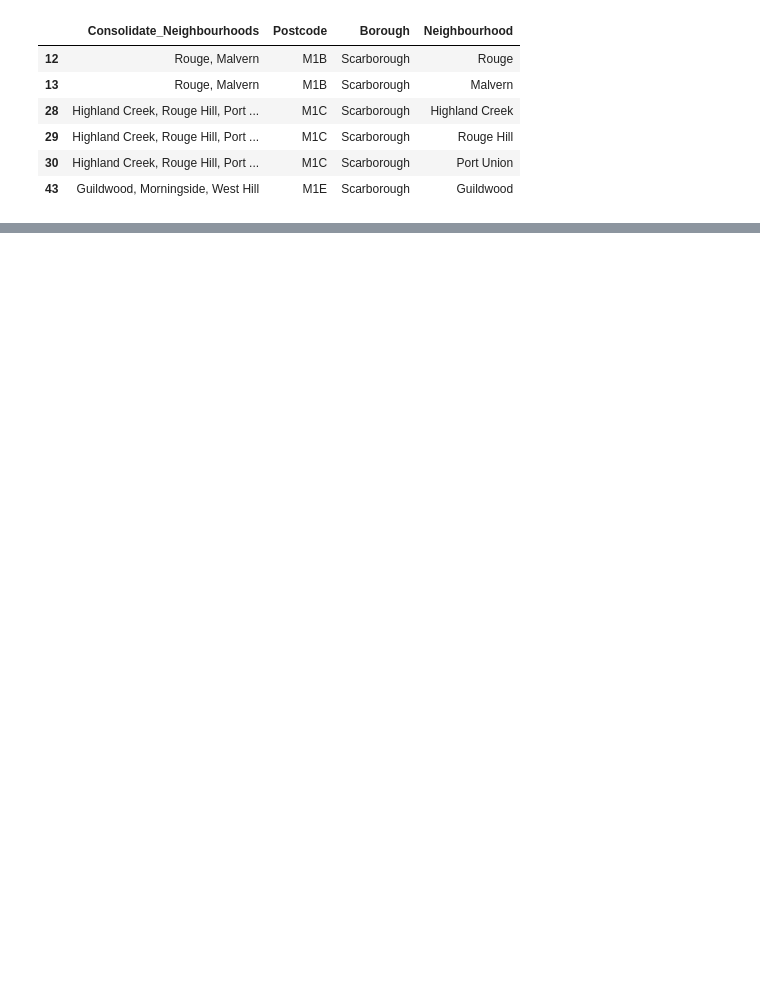
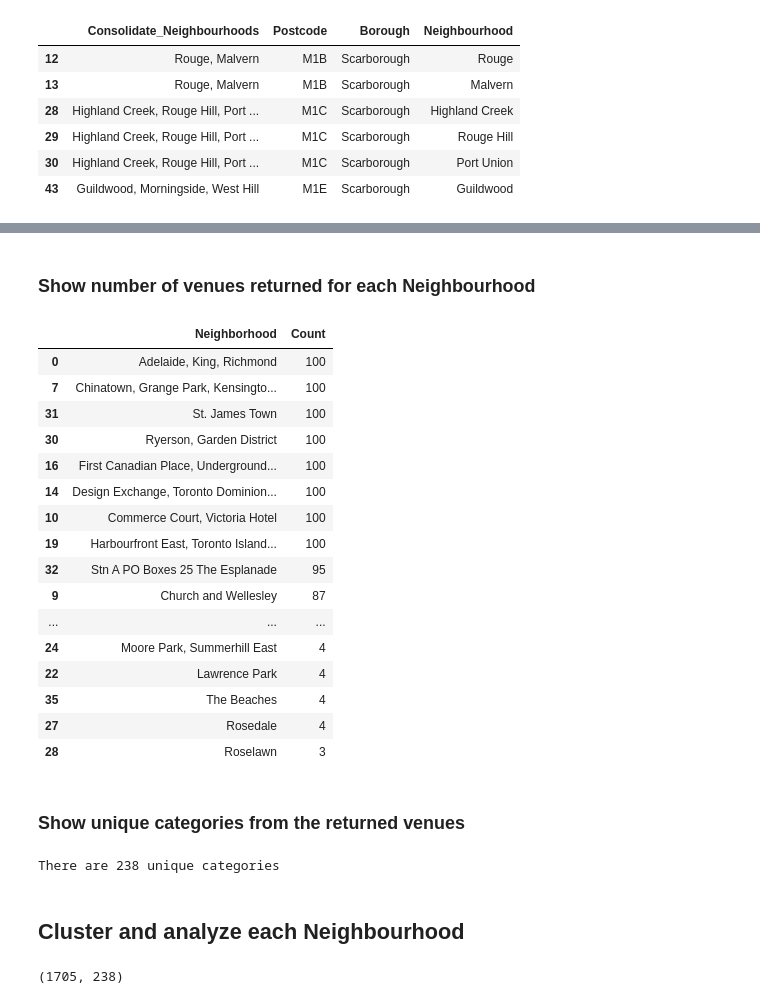
Before and after one commit to skorpiogit/IBMCapstone, a Jupyter notebook: ExploreToronto.ipynb, the cells around one changed output, grey strips where cells are left out. Saved outputs shown, nothing was run; the diff lists cells and outputs as text; code cells hidden in the pictures; blank space fills up the shorter version.

Commit message:
Completed clustering. TODO: think about how many clusters and interpretation of clusters.

```diff
--- a/ExploreToronto.ipynb
+++ b/ExploreToronto.ipynb
@@ -121,0 +365,43 @@ post_neigh_df.head(6)
+# %% [markdown]
+### Show number of venues returned for each Neighbourhood
+# %%
+cnt_toronto_venues = toronto_venues.groupby("Neighborhood").count().loc[:, ["Venue"]].rename(columns={"Venue":"Count"})
+cnt_toronto_venues.reset_index(drop=False, inplace=True)
+# %%
+cnt_toronto_venues.sort_values("Count", ascending=False)
+# %% [output]
+|  | Neighborhood | Count |
+| 0 | Adelaide, King, Richmond | 100 |
+| 7 | Chinatown, Grange Park, Kensingto... | 100 |
+| 31 | St. James Town | 100 |
+| 30 | Ryerson, Garden District | 100 |
+| 16 | First Canadian Place, Underground... | 100 |
+| 14 | Design Exchange, Toronto Dominion... | 100 |
+| 10 | Commerce Court, Victoria Hotel | 100 |
+| 19 | Harbourfront East, Toronto Island... | 100 |
+| 32 | Stn A PO Boxes 25 The Esplanade | 95 |
+| 9 | Church and Wellesley | 87 |
+| ... | ... | ... |
+| 24 | Moore Park, Summerhill East | 4 |
+| 22 | Lawrence Park | 4 |
+| 35 | The Beaches | 4 |
+| 27 | Rosedale | 4 |
+| 28 | Roselawn | 3 |
+# %% [markdown]
+### Show unique categories from the returned venues
+# %%
+print("There are {} unique categories".format(len(toronto_venues["Venue Category"].unique())))
+# %% [output]
+There are 238 unique categories
+# %% [markdown]
+## Cluster and analyze each Neighbourhood
+# %%
+toronto_onehot = pd.get_dummies(toronto_venues[["Venue Category"]], prefix="", prefix_sep="")
+toronto_onehot.drop(columns="Neighborhood", inplace=True)
+toronto_onehot = pd.concat([toronto_venues[["Neighborhood"]], toronto_onehot], axis=1)
+#toronto_onehot["Neighborhood"] = toronto_venues.Neighborhood
+#fixed_columns = [toronto_onehot.columns[-1]] + list(toronto_onehot.columns[:-1])
+#toronto_onehot = toronto_onehot[fixed_columns]
+toronto_onehot.shape
+# %% [output]
+(1705, 238)
```
Also changed, not shown: parts of 61 cells of this notebook.
